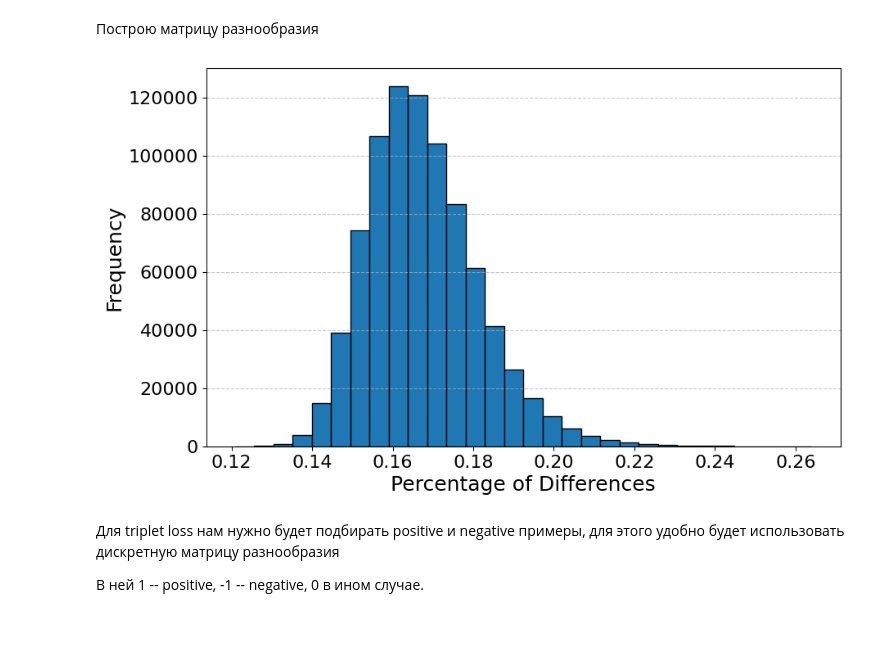
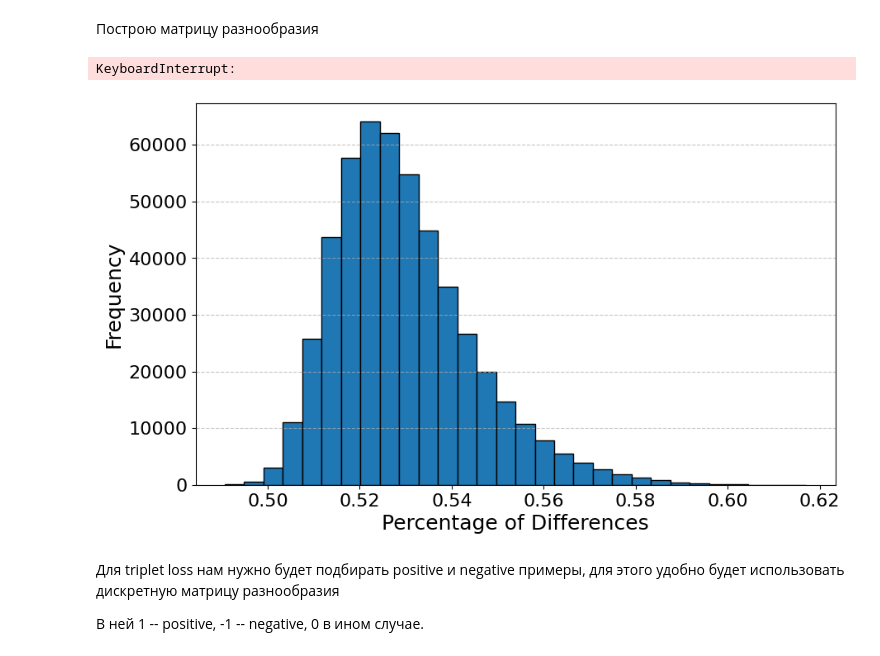
Before and after one commit to intsystems/predicator-function-for-neural-networks, a Jupyter notebook: code/gcn-training.ipynb, the cells around one changed output. Cells and saved outputs as stored; diff of their text form; code cells hidden in the pictures; blank space fills up the shorter version.

```diff
--- a/code/gcn-training.ipynb
+++ b/code/gcn-training.ipynb
@@ -113,7 +113,7 @@ def load_json_from_directory(directory_path):
     """
     json_data = []
     for root, _, files in os.walk(directory_path):
-        for file in files:
+        for file in tqdm(files):
             if file.endswith('.json'):
                 file_path = os.path.join(root, file)
                 with open(file_path, 'r', encoding='utf-8') as f:
@@ -124,7 +124,7 @@ def load_json_from_directory(directory_path):
                         print(f"Error decoding JSON from file {file_path}: {e}")
     return json_data
 # %%
-models_dict = load_json_from_directory('third_dataset')
+models_dict = load_json_from_directory('dataset_probs')
 # %% [markdown]
 Посмотрю как распределена точность моделей
 # %%
@@ -242,6 +240,7 @@ def get_diversity_matrix_naive(models_dict, num_samples=None):
     n_models = len(models_dict)
     diversity_matrix = np.eye(n_models)
 
+    # Предобработка: обрезаем и кешируем предсказания
     cached_preds = {}
     for i in range(n_models):
         preds = np.array(models_dict[i]["test_predictions"])
@@ -252,52 +251,51 @@ def get_diversity_matrix_naive(models_dict, num_samples=None):
     for i in tqdm(range(n_models), desc="Computing diversity matrix"):
         for j in range(i + 1, n_models):
             distance = np.mean(cached_preds[i] == cached_preds[j])
+            diversity_matrix[i, j] = diversity_matrix[j, i] = distance
+
+    return diversity_matrix
+
+def get_diversity_matrix(models_dict, num_samples=2000):
+    n_models = len(models_dict)
+    diversity_matrix = np.eye(n_models)
+
+    # Предобработка: обрезаем и кешируем предсказания
+    cached_preds = {}
+    for i in range(n_models):
+        preds = np.array(models_dict[i]["test_predictions"])
+        cached_preds[i] = preds
+
+    for i in tqdm(range(n_models), desc="Computing diversity matrix"):
+        for j in range(i + 1, n_models):
+            distance = np.mean(np.sqrt(jensenshannon(cached_preds[i], cached_preds[j])))
             diversity_matrix[i, j] = distance
             diversity_matrix[j, i] = distance
 
     return diversity_matrix
-
-def get_diversity_matrix_js(models_dict, num_samples=2000):
-    n_models = len(models_dict)
-    diversity_matrix = np.eye(n_models)
-
-    cached_preds = {}
-    for i in range(n_models):
-        preds = np.array(models_dict[i]["test_predictions"])
-        if num_samples is not None:
-            preds = preds[:num_samples]
-        cached_preds[i] = preds
-
-    for i in tqdm(range(n_models), desc="Computing diversity matrix"):
-        for j in range(i + 1, n_models):
-            distance = np.mean(jensenshannon(cached_preds[i], cached_preds[j]))
-            diversity_matrix[i, j] = distance
-            diversity_matrix[j, i] = distance
-
-    return diversity_matrix
 # %%
-diversity_matrix = get_diversity_matrix_js(models_dict)
+diversity_matrix = get_diversity_matrix(models_dict)
+# %% [output]
+KeyboardInterrupt:
 # %%
 diversities = []
 
 for i in tqdm(range(len(models_dict))):
     for j in range(i + 1, len(models_dict)):
         diversities.append(diversity_matrix[i, j])
 diversities = np.array(diversities)
 
 plt.figure(figsize=(10, 6))
 
 plt.hist(diversities, bins=30, edgecolor="black", weights=np.ones(len(diversities)) / len(diversities))
 # plt.title("Distribution of Model Diversity")
 plt.xlabel("Percentage of Differences", fontsize=18)
 plt.ylabel("Percentage", fontsize=18)
 plt.grid(axis='y', linestyle='--', alpha=0.7)
 plt.xticks(fontsize=16)
 plt.yticks(fontsize=16)
 plt.show()
-abort()
 # %% [output]
-[figure, old version]
+[figure, new version]
 # %% [markdown]
 Для triplet loss нам нужно будет подбирать positive и negative примеры, для этого удобно будет использовать дискретную матрицу разнообразия
 
```
Also changed, not shown: parts of 28 cells of this notebook, 10 other files.
